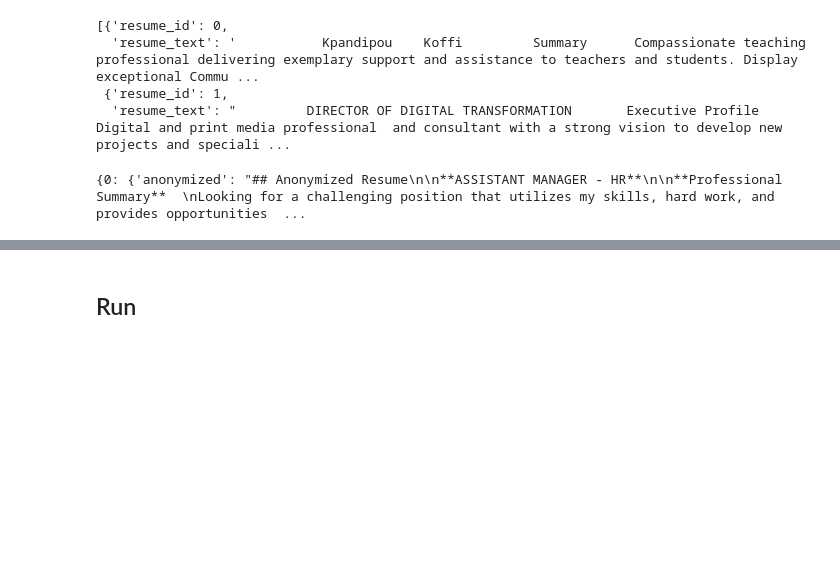
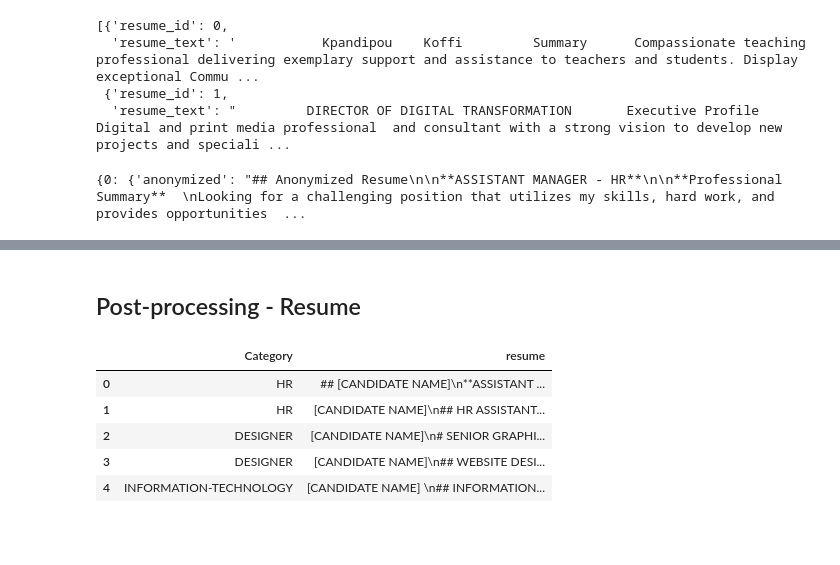
Before and after one commit to shirsho-12/hiring_agent, a Jupyter notebook: agent.ipynb, the cells around one changed output, grey strips where cells are left out. Saved outputs shown, nothing was run; the diff lists cells and outputs as text; code cells hidden in the pictures; blank space fills up the shorter version.

Commit message:
resume text post-processing

````diff
--- a/agent.ipynb
+++ b/agent.ipynb
@@ -167,18 +169,40 @@ sampled_resumes.head(5)
 os.makedirs("data/processed", exist_ok=True)
 sampled_resumes.to_csv("data/processed/resumes.csv", index=False)
 # %% [markdown]
-## Run
+## Post-processing - Resume
 # %%
-import random
-random.seed(42)
+import pandas as pd
+from pathlib import Path
+import re
 
-# Choose a random job description and resume for each resume_category
 
-test_set = []
+def clean_text(text):
+    # remove multiple newlines
+    text = re.sub(r'\n+', '\n', text)
+    # remove multiple spaces
+    text = re.sub(r' +', ' ', text)
+    # strip leading and trailing whitespace
+    text = text.strip()
+    # remove triple backticks and the word markdown
+    text = text.replace("```", "").replace("markdown", "")
+    # remove first and last newlines
+    text = text.lstrip('\n').rstrip('\n')
+    # replace Candidate Name with CANDIDATE NAME
+    text = text.replace("Candidate Name", "CANDIDATE NAME")
+    return text
 
-for resume_cat, job in mapping_dct.items():
-    random_resume = resume_df[resume_df['Category'] == resume_cat].sample(n = 1, random_state=42).iloc[0]['resume'].strip()
-    random_job = df[df['major_job'] == job].sample(n = 1, random_state=42).iloc[0]['description'][3:-3]
-    test_set.append((random_job, random_resume))
 
-test_set[-1]
+resume_df = pd.read_csv(Path("data/processed/resumes.csv"))
+resume_df['localized'] = resume_df['localized'].apply(clean_text)
+# drop resume, anonymized, and reformatted columns, rename localized to resume
+resume_df = resume_df.drop(columns=['resume', 'anonymized', 'reformatted']).rename(columns={'localized': 'resume'})
+resume_df.head()
+# %% [output]
+|  | Category | resume |
+| 0 | HR | ## [CANDIDATE NAME]\n**ASSISTANT ... |
+| 1 | HR | [CANDIDATE NAME]\n## HR ASSISTANT... |
+| 2 | DESIGNER | [CANDIDATE NAME]\n# SENIOR GRAPHI... |
+| 3 | DESIGNER | [CANDIDATE NAME]\n## WEBSITE DESI... |
+| 4 | INFORMATION-TECHNOLOGY | [CANDIDATE NAME] \n## INFORMATION... |
+# %% [markdown]
+##
````
Also changed, not shown: parts of 3 cells of this notebook.
